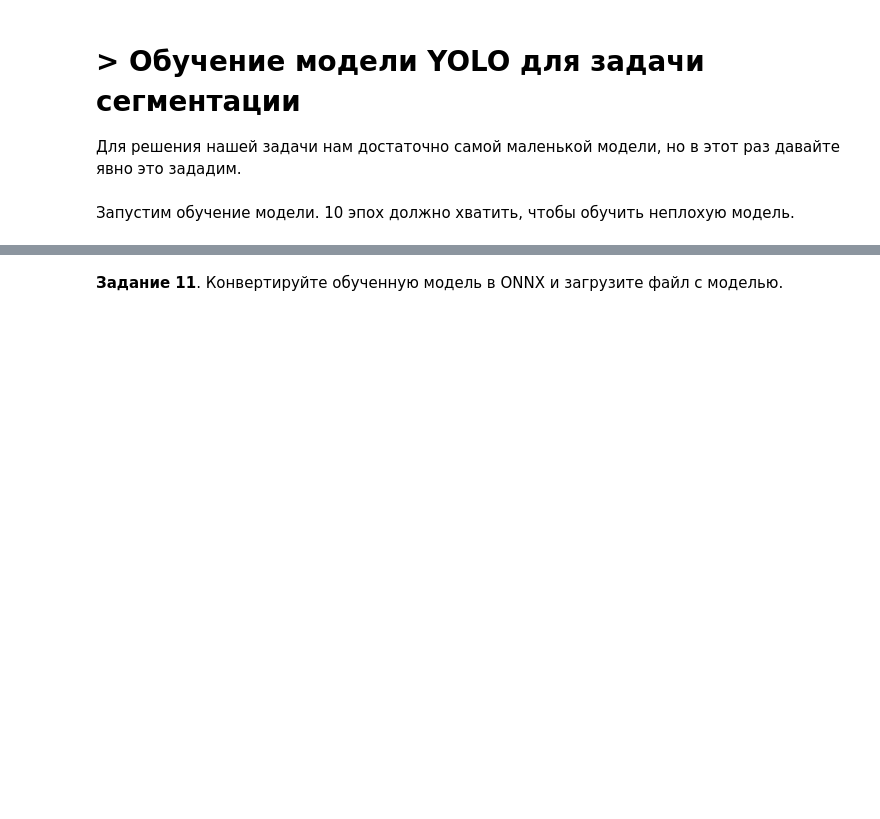
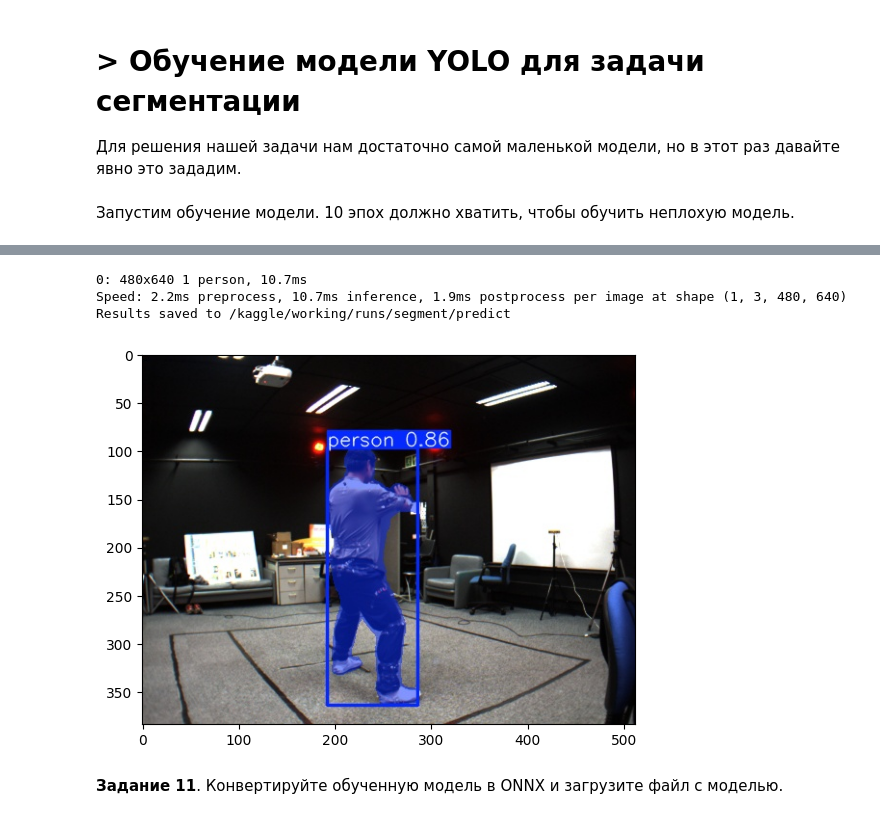
Before and after one commit to AndreyKurdyubov/Karpov.courses_DL, a Jupyter notebook: CV/Lesson_7/CV_hw7_student.ipynb, the cells around one changed output, grey strips where cells are left out. Drawn from its saved outputs; the diff is of its cells as text; code cells hidden in the pictures; blank space fills up the shorter version.

```diff
--- a/CV/Lesson_7/CV_hw7_student.ipynb
+++ b/CV/Lesson_7/CV_hw7_student.ipynb
@@ -568 +692,4 @@ for mask_path in path_to_masks[:]:
+# %%
+path_to_create_dataset_template = '/kaggle/working/dataset_mask' # создадим датасет в текущей папке, но вы здесь можете указать любую
+path_to_dataset, path_to_train_images, path_to_train_labels, path_to_val_images, path_to_val_labels = create_dataset_template(path_to_create_dataset_template)
 # %%
@@ -646,2 +901,16 @@ train_results = model.train(data='config.yaml', epochs=10)
+# %%
+val_images_paths = list(path_to_val_images.rglob('*.png'))
+i = random.randint(0,len(val_images_paths))
+image_path = val_images_paths[i]
+image = cv2.imread(image_path)
+results = model.predict(source=image, save=True)
+res = cv2.imread(Path(results[0].save_dir, results[0].path))
+plt.imshow(res[:, :, ::-1])
+plt.show()
+# %% [output]
+0: 480x640 1 person, 10.7ms
+Speed: 2.2ms preprocess, 10.7ms inference, 1.9ms postprocess per image at shape (1, 3, 480, 640)
+Results saved to /kaggle/working/runs/segment/predict
+[figure, added]
 # %% [markdown]
 **Задание 11**. Конвертируйте обученную модель в ONNX и загрузите файл с моделью.
```
Also changed, not shown: parts of 30 cells of this notebook, 2 other files.
